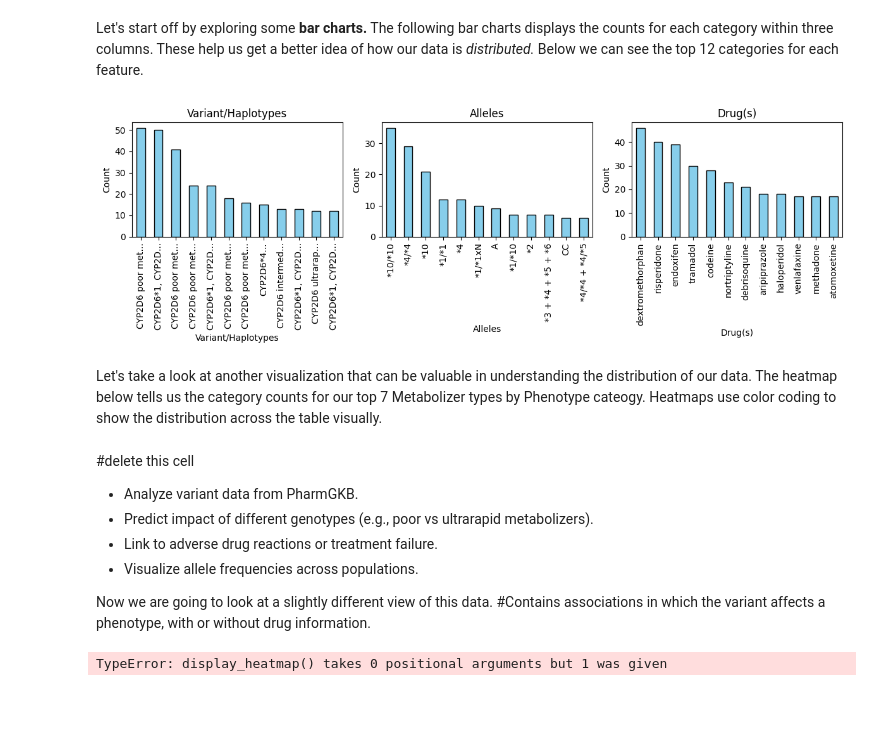
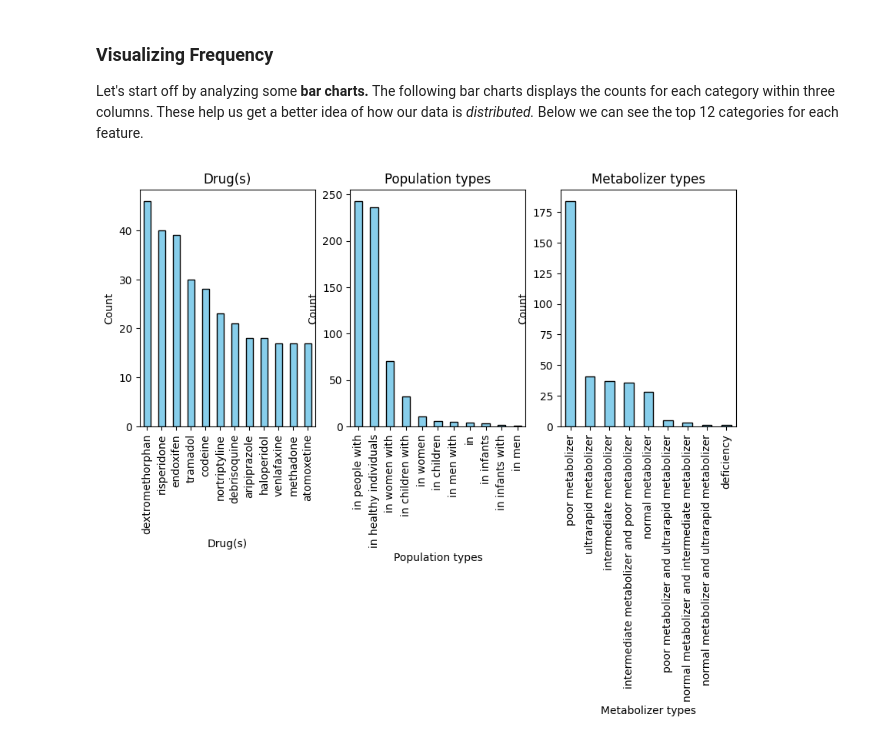
Before and after one commit to ds-modules/ecc-biology, a Jupyter notebook: enzymes/enzymes_bioinformatics.ipynb, the cells around one changed output. Cells and saved outputs as stored; diff of their text form; code cells hidden in the pictures; blank space fills up the shorter version.

```diff
--- a/enzymes/enzymes_bioinformatics.ipynb
+++ b/enzymes/enzymes_bioinformatics.ipynb
@@ -53,23 +49,8 @@ mini_view.tail()
 # %% [markdown]
-Let's start off by exploring some **bar charts.** The following bar charts displays the counts for each category within three columns. These help us get a better idea of how our data is *distributed.* Below we can see the top 12 categories for each feature.
+### Visualizing Frequency
+
+Let's start off by analyzing some **bar charts.** The following bar charts displays the counts for each category within three columns. These help us get a better idea of how our data is *distributed.* Below we can see the top 12 categories for each feature.
 # %%
-display_data_counts(df)
+display_data_counts()
 # %% [output]
-[figure, old version]
+[figure, new version]
-# %% [markdown]
-Let's take a look at another visualization that can be valuable in understanding the distribution of our data. The heatmap below tells us the category counts for our top 7 Metabolizer types by Phenotype cateogy. Heatmaps use color coding to show the distribution across the table visually.
-# %% [markdown]
-#delete this cell
-
-- Analyze variant data from PharmGKB.
-- Predict impact of different genotypes (e.g., poor vs ultrarapid metabolizers).
-- Link to adverse drug reactions or treatment failure.
-- Visualize allele frequencies across populations.
-
-Now we are going to look at a slightly different view of this data. #Contains associations in which the variant affects a phenotype, with or without drug information.
-# %%
-phenotype = pd.read_csv('variantAnnotations/var_pheno_ann.tsv', sep='\t')
-phenotype = phenotype.loc[phenotype['Gene'] == 'CYP2D6']
-display_heatmap(phenotype)
-# %% [output]
-TypeError: display_heatmap() takes 0 positional arguments but 1 was given
```
Also changed, not shown: parts of 27 cells of this notebook, 1 other file.
